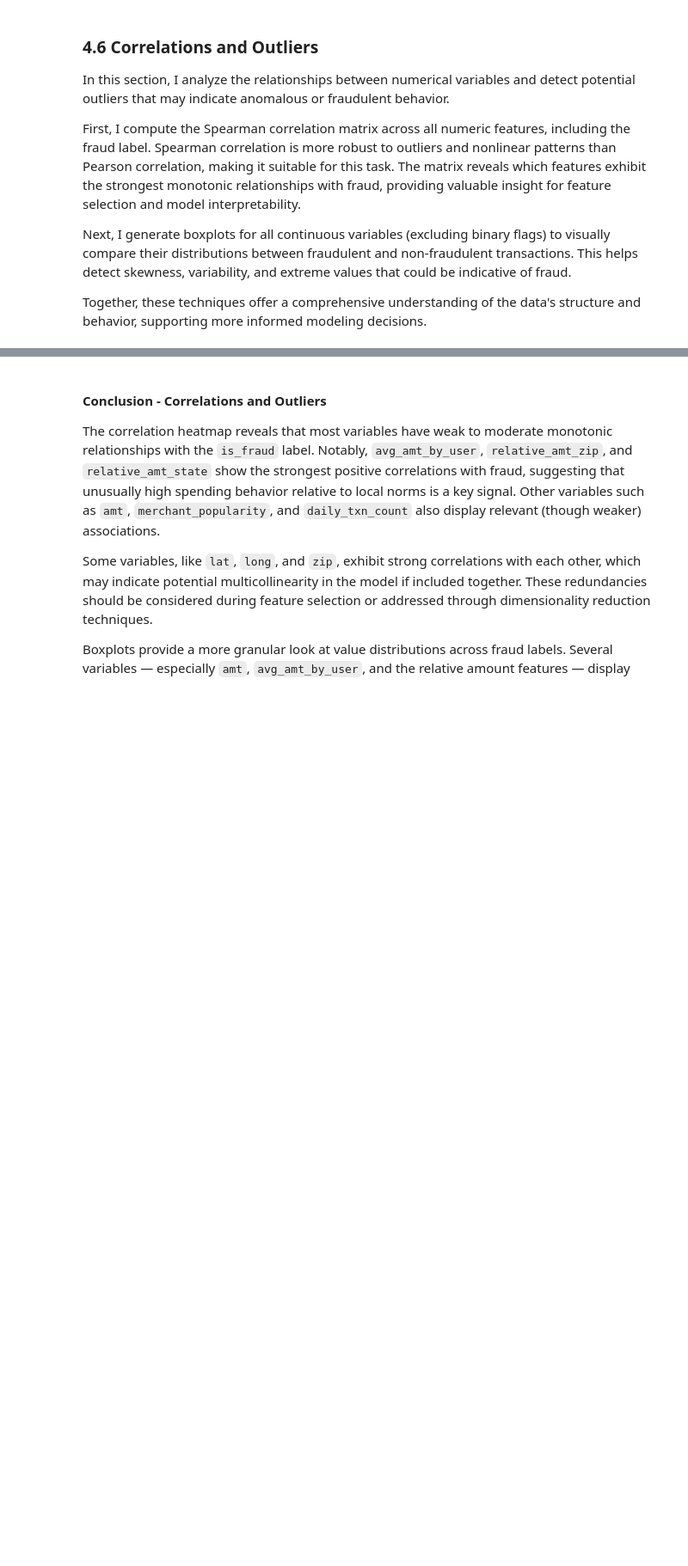
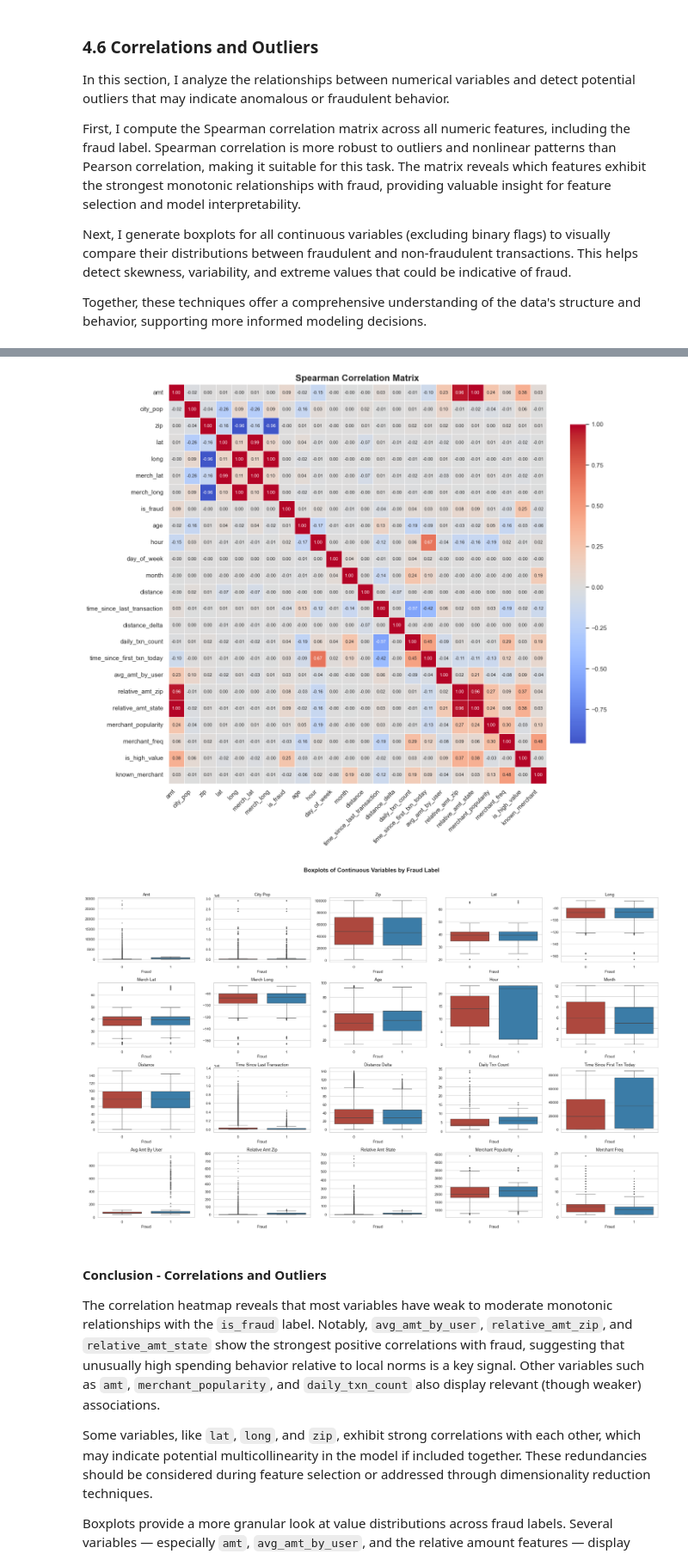
Before and after one commit to ninamcunha/fraud-detection, a Jupyter notebook: Fraud-Detection.ipynb, the cells around one changed output, grey strips where cells are left out. Shown at 86% size. Drawn from its saved outputs; the diff is of its cells as text; code cells hidden in the pictures; blank space fills up the shorter version.

```diff
--- a/Fraud-Detection.ipynb
+++ b/Fraud-Detection.ipynb
@@ -967,3 +910,71 @@ plt.show()
+# %%
+# === Correlation and Outlier Analysis ===
+
+# 1. Spearman Correlation Heatmap (includes is_fraud)
+numeric_cols = df_train.select_dtypes(include=[np.number]).columns.tolist()
+corr_matrix = df_train[numeric_cols].corr(method='spearman')
+
+plt.figure(figsize=(14, 12))
+sns.heatmap(
+    corr_matrix,
+    annot=True,
+    fmt=".2f",
+    cmap="coolwarm",
+    center=0,
+    annot_kws={"size": 8},
+    linewidths=0.5,
+    cbar_kws={"shrink": 0.8}
+)
+plt.title("Spearman Correlation Matrix", fontsize=16, fontweight='bold')
+plt.xticks(rotation=45, ha='right')
+plt.tight_layout()
+plt.show()
+
+# 2. Boxplots of Continuous Variables by Fraud Label (exclude binary vars like is_high_value)
+# Filter out binary variables (only 2 unique values) and is_fraud itself
+boxplot_vars = [
+    col for col in numeric_cols
+    if col != 'is_fraud' and df_train[col].nunique() > 10
+]
+
+n_cols = 5
+n_rows = int(np.ceil(len(boxplot_vars) / n_cols))
+
+fig, axs = plt.subplots(n_rows, n_cols, figsize=(n_cols * 5, n_rows * 4))
+fig.suptitle("Boxplots of Continuous Variables by Fraud Label", fontsize=18, fontweight='bold')
+axs = axs.flatten()
+
+# Create a copy just for plotting
+df_plot = df_train.copy()
+df_plot["is_fraud"] = df_plot["is_fraud"].astype(str)
+
+# Define color palette using string keys
+palette = {'0': "#c0392b", '1': "#2980b9"}
+
+# Boxplot loop
+for i, var in enumerate(boxplot_vars):
+    sns.boxplot(
+        data=df_plot,
+        x="is_fraud",
+        y=var,
+        ax=axs[i],
+        palette=palette,
+        showfliers=True,
+        flierprops=dict(marker='.', markersize=3)
+    )
+    axs[i].set_title(var.replace("_", " ").title(), fontsize=13)
+    axs[i].set_xlabel("Fraud")
+    axs[i].set_ylabel("")
+
+# Remove any unused subplots
+for j in range(len(boxplot_vars), len(axs)):
+    fig.delaxes(axs[j])
+
+plt.tight_layout(rect=[0, 0, 1, 0.95])
+plt.show()
+# %% [output]
+[figure, added]
+[figure, added]
 # %% [markdown]
 #### Conclusion - Correlations and Outliers
 
```
Also changed, not shown: parts of 14 cells of this notebook, 1 other file.
